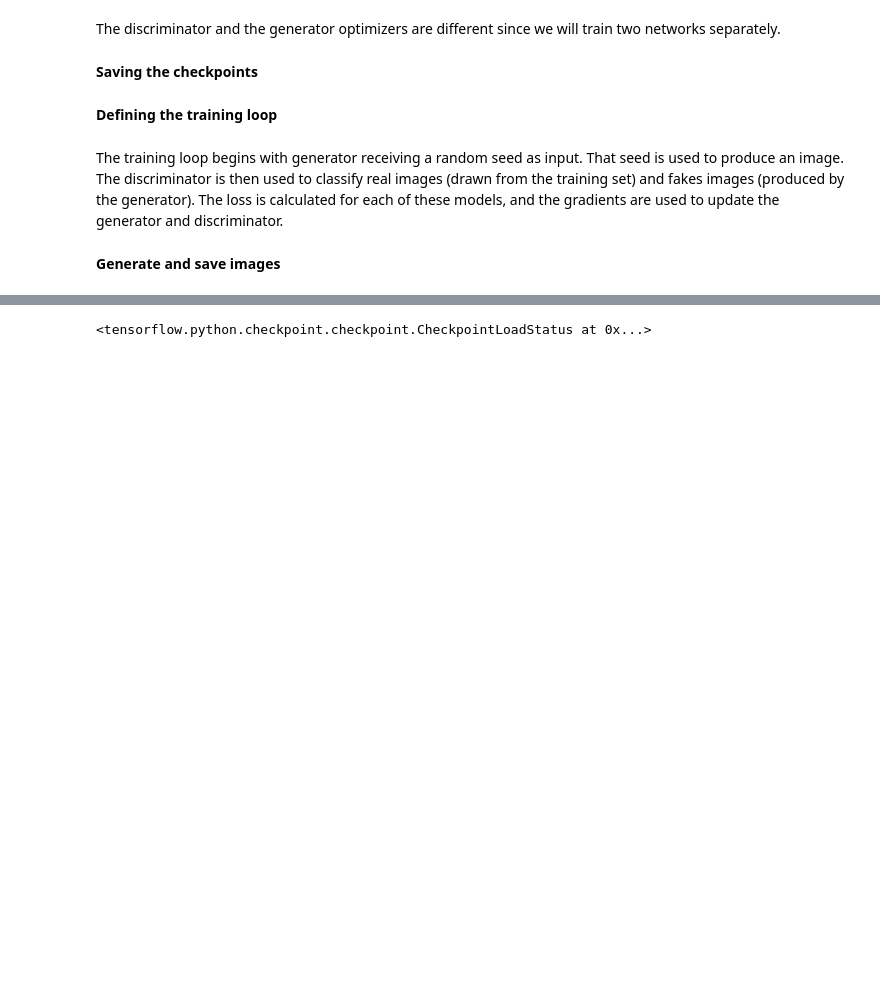
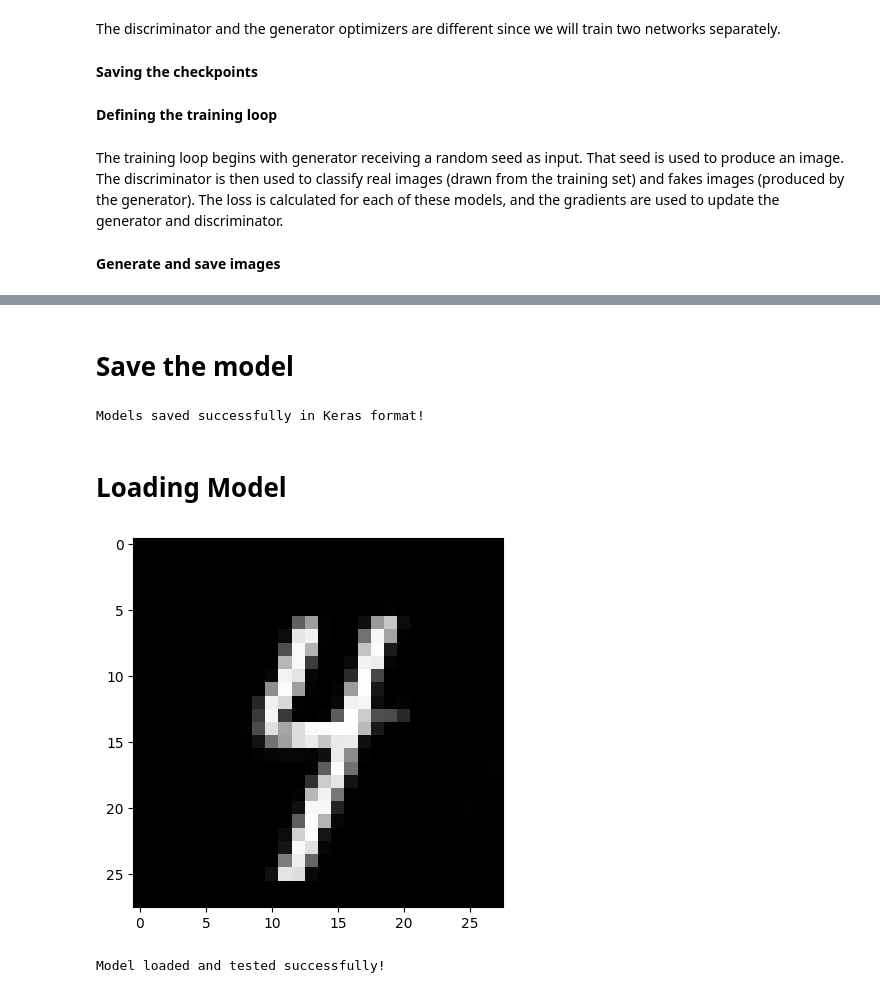
Before and after one commit to Parshantladhar/Handwritten-Digit-Generator, a Jupyter notebook: Generate_handwritten_digit_images.ipynb, the cells around one changed output, grey strips where cells are left out. Saved outputs shown, nothing was run; the diff lists cells and outputs as text; code cells hidden in the pictures; blank space fills up the shorter version.

```diff
--- a/Generate_handwritten_digit_images.ipynb
+++ b/Generate_handwritten_digit_images.ipynb
@@ -254,7 +249,31 @@ train(train_dataset, EPOCHS)
-# %%
-checkpoint.restore(tf.train.latest_checkpoint(checkpoint_dir))
-# %% [output]
-<tensorflow.python.checkpoint.checkpoint.CheckpointLoadStatus at 0x...>
+# %% [markdown]
+# Save the model
+# %%
+generator.save("generator_model.keras")
+discriminator.save("discriminator_model.keras")
+print("Models saved successfully in Keras format!")
+# %% [output]
+Models saved successfully in Keras format!
+# %% [markdown]
+# Loading Model
+# %%
+from tensorflow.keras.models import load_model
+
+# Load the generator model
+loaded_generator = load_model("generator_model.keras")
+
+# Generate a new image using the loaded model
+noise = tf.random.normal([1, 100])
+generated_image = loaded_generator(noise, training=False)
+
+# Display the generated image
+plt.imshow(generated_image[0, :, :, 0], cmap='gray')
+plt.show()
+
+print("Model loaded and tested successfully!")
+# %% [output]
+[figure, added]
+Model loaded and tested successfully!
 # %%
 # Display a single image using the epoch number
 def display_image(epoch_no):
```
Also changed, not shown: parts of 24 cells of this notebook.
